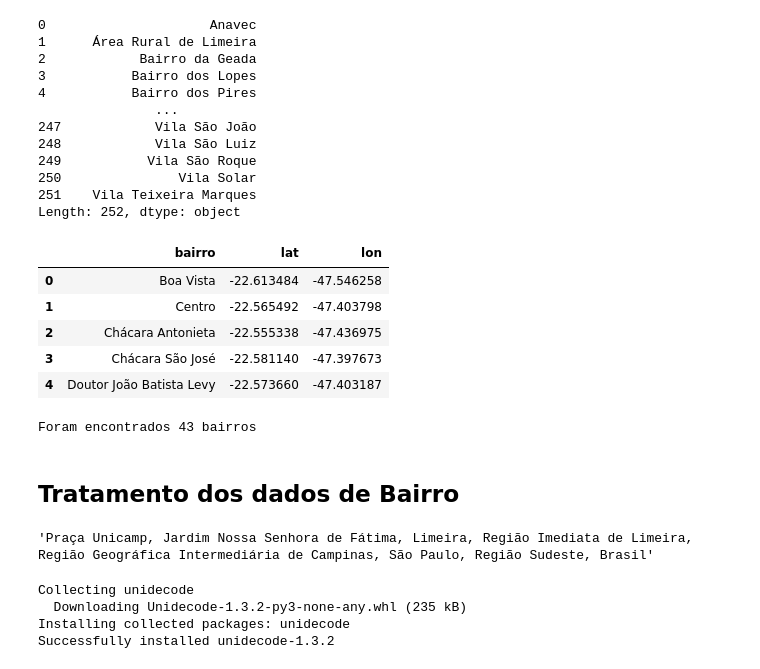
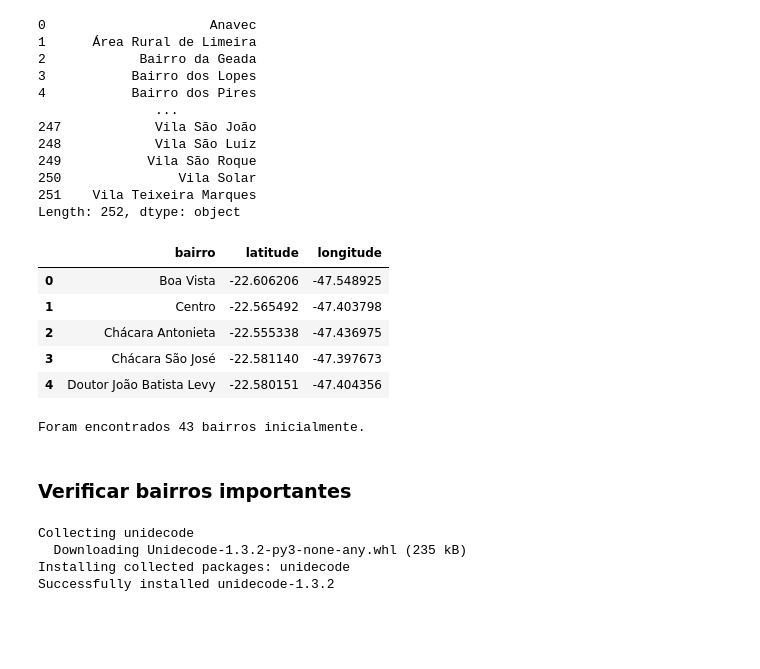
Before and after one commit to vichShir/analise-dados-estadia-limeira, a Jupyter notebook: Notebooks/ADEL_1_webscraping_bairros.ipynb, the cells around one changed output. Drawn from its saved outputs; the diff is of its cells as text; code cells hidden in the pictures; blank space fills up the shorter version.

```diff
--- a/Notebooks/Acomodacao_Limeira.ipynb
+++ b/Notebooks/ADEL_1_webscraping_bairros.ipynb
@@ -6,9 +7,9 @@
 from geopy.geocoders import Nominatim
 import geopy
 # %%
-geolocator = Nominatim(user_agent="myGeocoder")
+geolocator = Nominatim(user_agent="EstadiaLimeiraApp")
 # %%
-location = geolocator.geocode("Av. Cônego Manoel Alves, Limeira, Brazil")
+location = geolocator.geocode("MASP, São Paulo")
 
 print(location.address)
 print((location.latitude, location.longitude))
@@ -65,27 +66,25 @@ for bairro in bairros:
 # %%
-df_bairros = pd.DataFrame()
+# Juntando os dados em um Data Frame
+df_bairros = pd.DataFrame(data=None, columns=['bairro', 'latitude', 'longitude'])
 df_bairros['bairro'] = bairros_df
-df_bairros['lat'] = lats
-df_bairros['lon'] = longs
+df_bairros['latitude'] = lats
+df_bairros['longitude'] = longs
 
 df_bairros.head()
 # %% [output]
-|  | bairro | lat | lon |
-| 0 | Boa Vista | -22.613484 | -47.546258 |
+|  | bairro | latitude | longitude |
+| 0 | Boa Vista | -22.606206 | -47.548925 |
 | 1 | Centro | -22.565492 | -47.403798 |
 | 2 | Chácara Antonieta | -22.555338 | -47.436975 |
 | 3 | Chácara São José | -22.581140 | -47.397673 |
-| 4 | Doutor João Batista Levy | -22.573660 | -47.403187 |
+| 4 | Doutor João Batista Levy | -22.580151 | -47.404356 |
 # %%
-print(f'Foram encontrados {len(df_bairros)} bairros')
+num_bairros_inicial = len(df_bairros)
+print(f'Foram encontrados {num_bairros_inicial} bairros inicialmente.')
 # %% [output]
-Foram encontrados 43 bairros
+Foram encontrados 43 bairros inicialmente.
-# %% [markdown]
-## Tratamento dos dados de Bairro
-# %%
-df_bairros['address'].iloc[30]
-# %% [output]
-'Praça Unicamp, Jardim Nossa Senhora de Fátima, Limeira, Região Imediata de Limeira, Região Geográfica Intermediária de Campinas, São Paulo, Região Sudeste, Brasil'
+# %% [markdown]
+### Verificar bairros importantes
 # %%
 !pip install unidecode
 # %% [output]
```
Also changed, not shown: parts of 66 cells of this notebook, 1 other file.
